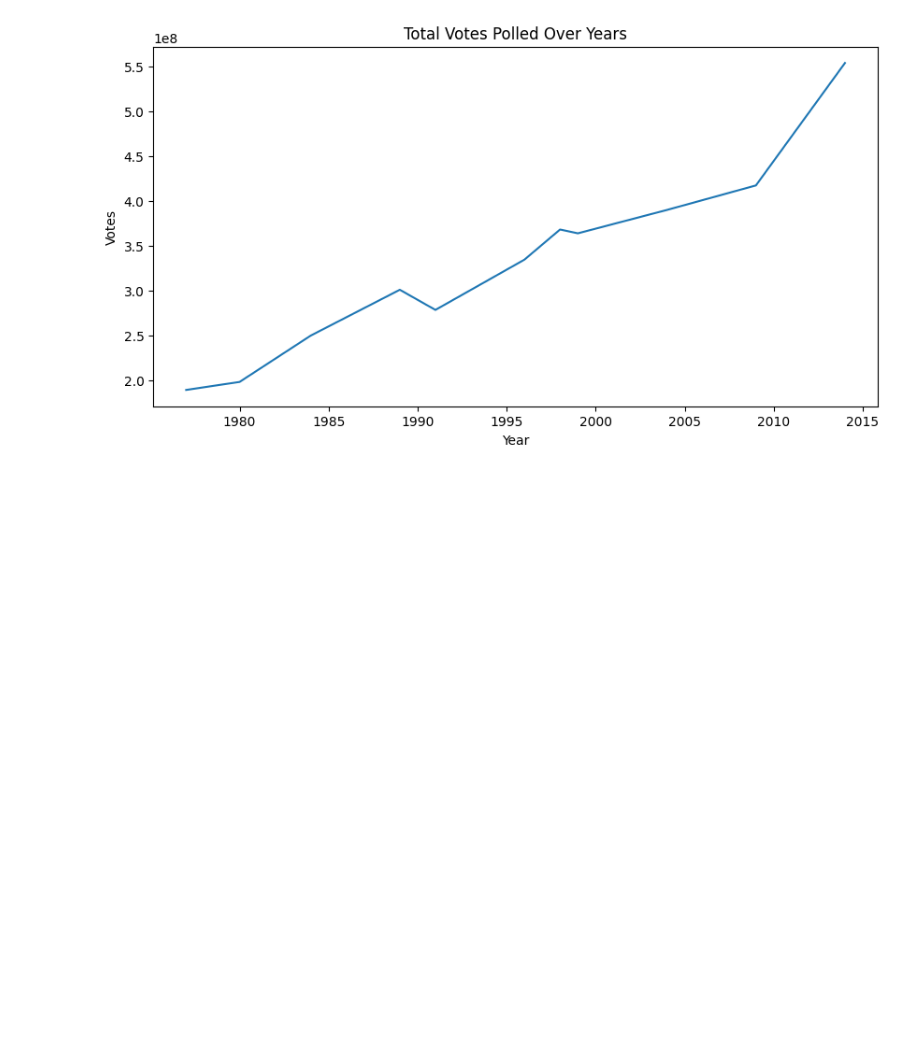
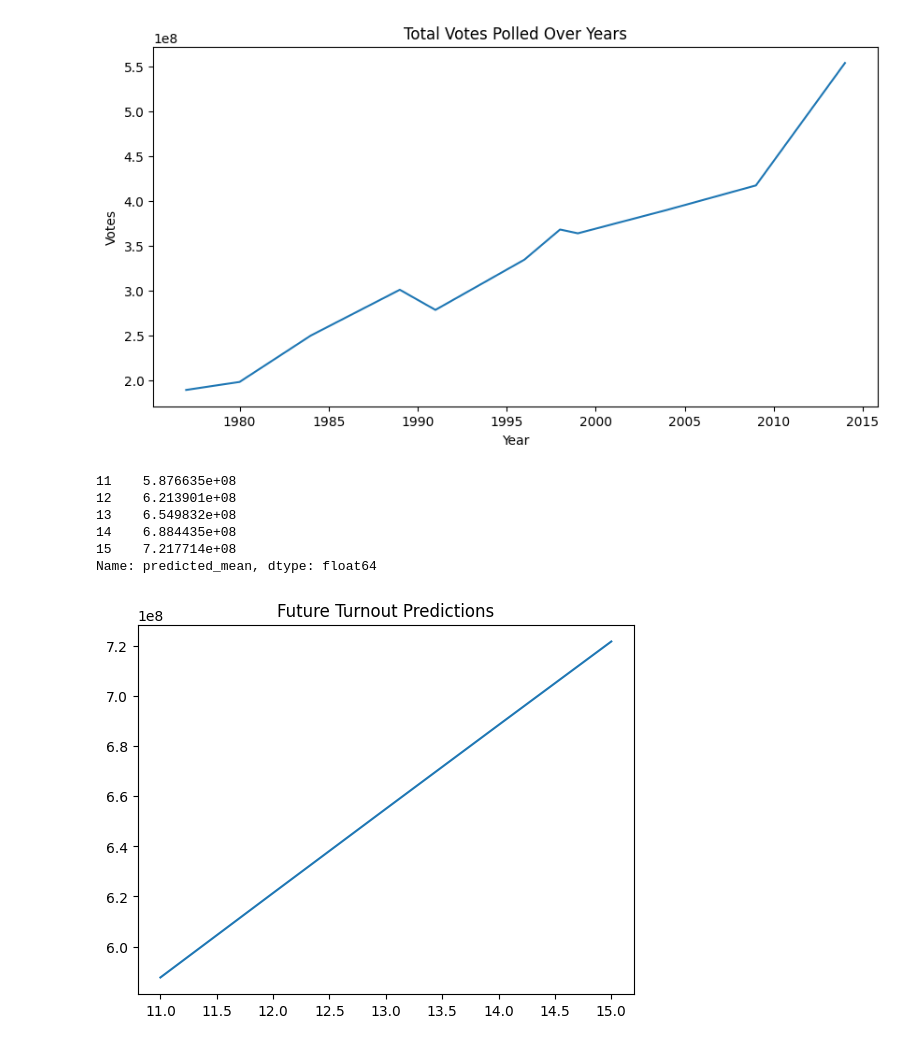
Before and after one commit to DRPatel75/Predictive-Modeling-and-Forecasting-for-Election-Outcomes, a Jupyter notebook: notebooks/election_prediciton.ipynb, the cells around one changed output. Drawn from its saved outputs; the diff is of its cells as text; code cells hidden in the pictures; blank space fills up the shorter version.

Commit message:
plot forecast

```diff
--- a/notebooks/election_prediciton.ipynb
+++ b/notebooks/election_prediciton.ipynb
@@ -375,3 +375,26 @@ plt.show()
 [figure]
 # %%
 turnout = yearly_votes.set_index('year')['totvotpoll']
+# %%
+model = ARIMA(turnout, order=(1,1,1))
+
+model_fit = model.fit()
+
+forecast = model_fit.forecast(steps=5)
+
+print(forecast)
+# %% [output]
+11    5.876635e+08
+12    6.213901e+08
+13    6.549832e+08
+14    6.884435e+08
+15    7.217714e+08
+Name: predicted_mean, dtype: float64
+# %%
+plt.plot(forecast)
+
+plt.title("Future Turnout Predictions")
+
+plt.show()
+# %% [output]
+[figure, added]
```
